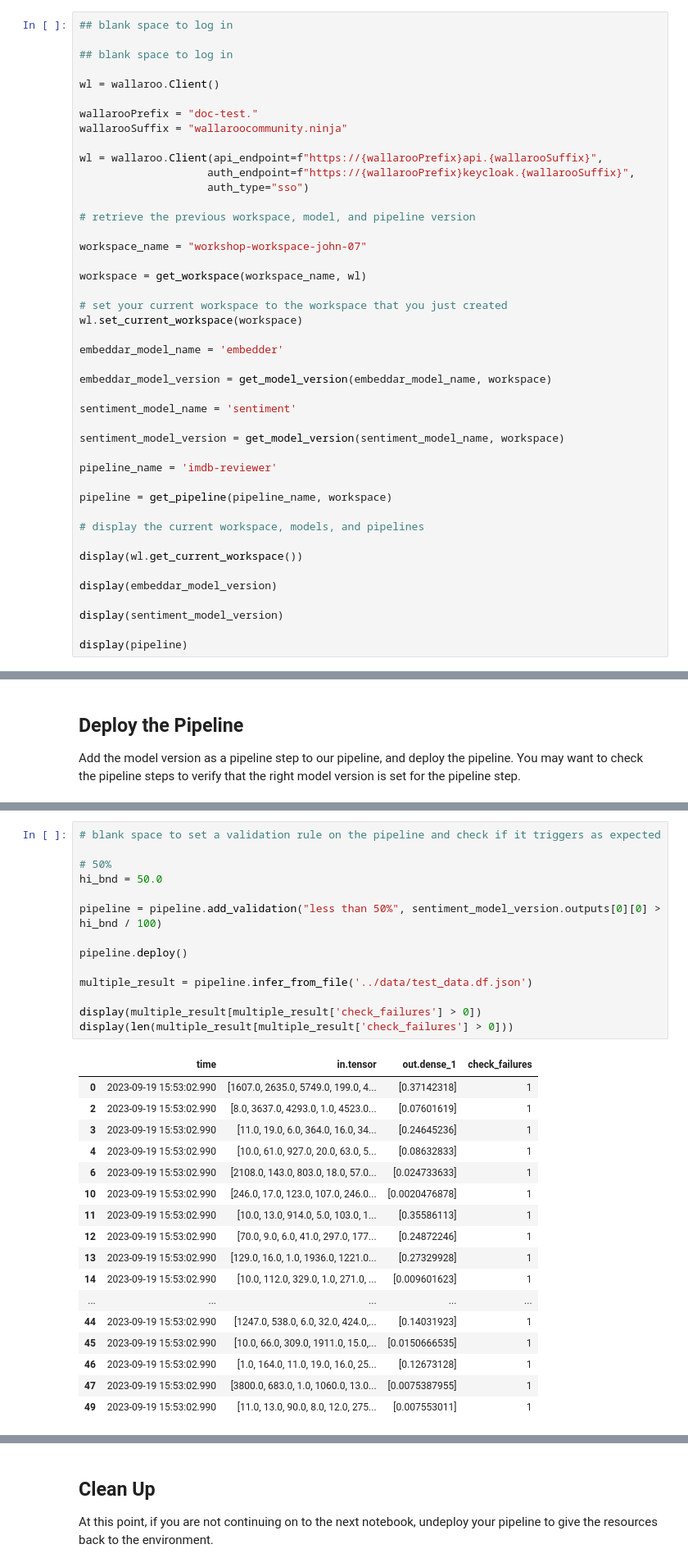
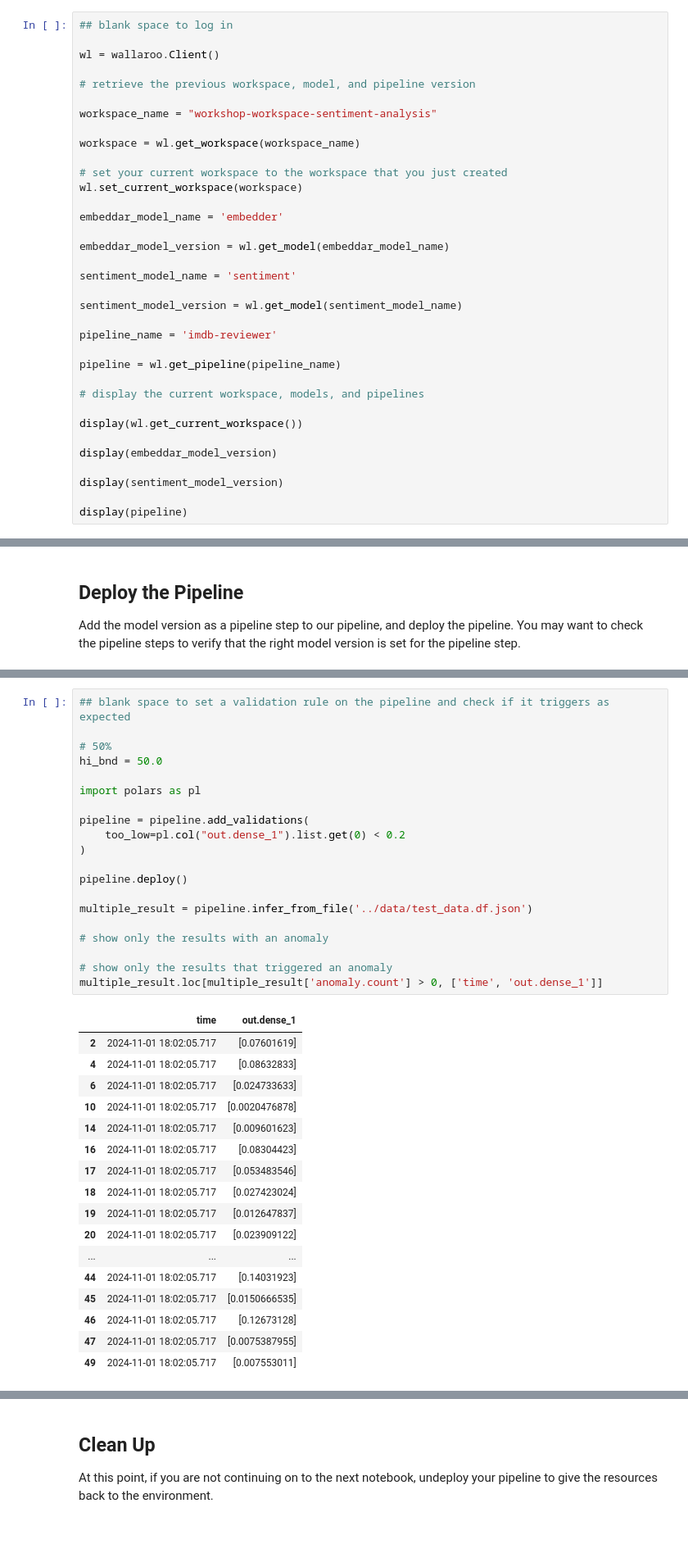
Before and after one commit to WallarooLabs/Workshops, a Jupyter notebook: NLP_Classification/Sentiment Analysis/Notebooks-with-code/N2_validation_rules-with-code.ipynb, the cells around one changed output, grey strips where cells are left out. Shown at 82% size. Saved outputs shown, nothing was run; the diff lists cells and outputs as text; blank space fills up the shorter version.

````diff
--- a/NLP_Classification/Sentiment Analysis/Notebooks-with-code/N2_validation_rules-with-code.ipynb
+++ b/NLP_Classification/Sentiment Analysis/Notebooks-with-code/N2_validation_rules-with-code.ipynb
@@ -79,39 +36,30 @@ def get_pipeline(pipeline_name, workspace):
 
 Retrieve the previous workspace, model versions, and pipelines used in the previous notebook.
 # %%
-## blank space to log in
-
 ## blank space to log in
 
 wl = wallaroo.Client()
 
-wallarooPrefix = "doc-test."
-wallarooSuffix = "wallaroocommunity.ninja"
-
-wl = wallaroo.Client(api_endpoint=f"https://{wallarooPrefix}api.{wallarooSuffix}",
-                    auth_endpoint=f"https://{wallarooPrefix}keycloak.{wallarooSuffix}",
-                    auth_type="sso")
-
 # retrieve the previous workspace, model, and pipeline version
 
-workspace_name = "workshop-workspace-john-07"
+workspace_name = "workshop-workspace-sentiment-analysis"
 
-workspace = get_workspace(workspace_name, wl)
+workspace = wl.get_workspace(workspace_name)
 
 # set your current workspace to the workspace that you just created
 wl.set_current_workspace(workspace)
 
 embeddar_model_name = 'embedder'
 
-embeddar_model_version = get_model_version(embeddar_model_name, workspace)
+embeddar_model_version = wl.get_model(embeddar_model_name)
 
 sentiment_model_name = 'sentiment'
 
-sentiment_model_version = get_model_version(sentiment_model_name, workspace)
+sentiment_model_version = wl.get_model(sentiment_model_name)
 
 pipeline_name = 'imdb-reviewer'
 
-pipeline = get_pipeline(pipeline_name, workspace)
+pipeline = wl.get_pipeline(pipeline_name)
 
 # display the current workspace, models, and pipelines
 
@@ -273,33 +270,39 @@ display(multiple_result[multiple_result['check_failures'] > 0])
 ```
 # %%
-# blank space to set a validation rule on the pipeline and check if it triggers as expected
+## blank space to set a validation rule on the pipeline and check if it triggers as expected
 
 # 50%
 hi_bnd = 50.0
 
-pipeline = pipeline.add_validation("less than 50%", sentiment_model_version.outputs[0][0] > hi_bnd / 100)
+import polars as pl
+
+pipeline = pipeline.add_validations(
+    too_low=pl.col("out.dense_1").list.get(0) < 0.2
+)
 
 pipeline.deploy()
 
 multiple_result = pipeline.infer_from_file('../data/test_data.df.json')
 
-display(multiple_result[multiple_result['check_failures'] > 0])
-display(len(multiple_result[multiple_result['check_failures'] > 0]))
+# show only the results with an anomaly
+
+# show only the results that triggered an anomaly
+multiple_result.loc[multiple_result['anomaly.count'] > 0, ['time', 'out.dense_1']]
 # %% [output]
-|  | time | in.tensor | out.dense_1 | check_failures |
-| 0 | 2023-09-19 15:53:02.990 | [1607.0, 2635.0, 5749.0, 199.0, 4... | [0.37142318] | 1 |
-| 2 | 2023-09-19 15:53:02.990 | [8.0, 3637.0, 4293.0, 1.0, 4523.0... | [0.07601619] | 1 |
-| 3 | 2023-09-19 15:53:02.990 | [11.0, 19.0, 6.0, 364.0, 16.0, 34... | [0.24645236] | 1 |
-| 4 | 2023-09-19 15:53:02.990 | [10.0, 61.0, 927.0, 20.0, 63.0, 5... | [0.08632833] | 1 |
-| 6 | 2023-09-19 15:53:02.990 | [2108.0, 143.0, 803.0, 18.0, 57.0... | [0.024733633] | 1 |
-| 10 | 2023-09-19 15:53:02.990 | [246.0, 17.0, 123.0, 107.0, 246.0... | [0.0020476878] | 1 |
-| 11 | 2023-09-19 15:53:02.990 | [10.0, 13.0, 914.0, 5.0, 103.0, 1... | [0.35586113] | 1 |
-| 12 | 2023-09-19 15:53:02.990 | [70.0, 9.0, 6.0, 41.0, 297.0, 177... | [0.24872246] | 1 |
-| 13 | 2023-09-19 15:53:02.990 | [129.0, 16.0, 1.0, 1936.0, 1221.0... | [0.27329928] | 1 |
-| 14 | 2023-09-19 15:53:02.990 | [10.0, 112.0, 329.0, 1.0, 271.0, ... | [0.009601623] | 1 |
-| ... | ... | ... | ... | ... |
-| 44 | 2023-09-19 15:53:02.990 | [1247.0, 538.0, 6.0, 32.0, 424.0,... | [0.14031923] | 1 |
-| 45 | 2023-09-19 15:53:02.990 | [10.0, 66.0, 309.0, 1911.0, 15.0,... | [0.0150666535] | 1 |
-| 46 | 2023-09-19 15:53:02.990 | [1.0, 164.0, 11.0, 19.0, 16.0, 25... | [0.12673128] | 1 |
-| 47 | 2023-09-19 15:53:02.990 | [3800.0, 683.0, 1.0, 1060.0, 13.0... | [0.0075387955] | 1 |
-| 49 | 2023-09-19 15:53:02.990 | [11.0, 13.0, 90.0, 8.0, 12.0, 275... | [0.007553011] | 1 |
+|  | time | out.dense_1 |
+| 2 | 2024-11-01 18:02:05.717 | [0.07601619] |
+| 4 | 2024-11-01 18:02:05.717 | [0.08632833] |
+| 6 | 2024-11-01 18:02:05.717 | [0.024733633] |
+| 10 | 2024-11-01 18:02:05.717 | [0.0020476878] |
+| 14 | 2024-11-01 18:02:05.717 | [0.009601623] |
+| 16 | 2024-11-01 18:02:05.717 | [0.08304423] |
+| 17 | 2024-11-01 18:02:05.717 | [0.053483546] |
+| 18 | 2024-11-01 18:02:05.717 | [0.027423024] |
+| 19 | 2024-11-01 18:02:05.717 | [0.012647837] |
+| 20 | 2024-11-01 18:02:05.717 | [0.023909122] |
+| ... | ... | ... |
+| 44 | 2024-11-01 18:02:05.717 | [0.14031923] |
+| 45 | 2024-11-01 18:02:05.717 | [0.0150666535] |
+| 46 | 2024-11-01 18:02:05.717 | [0.12673128] |
+| 47 | 2024-11-01 18:02:05.717 | [0.0075387955] |
+| 49 | 2024-11-01 18:02:05.717 | [0.007553011] |
````
Also changed, not shown: parts of 10 cells of this notebook, 11 other files.
